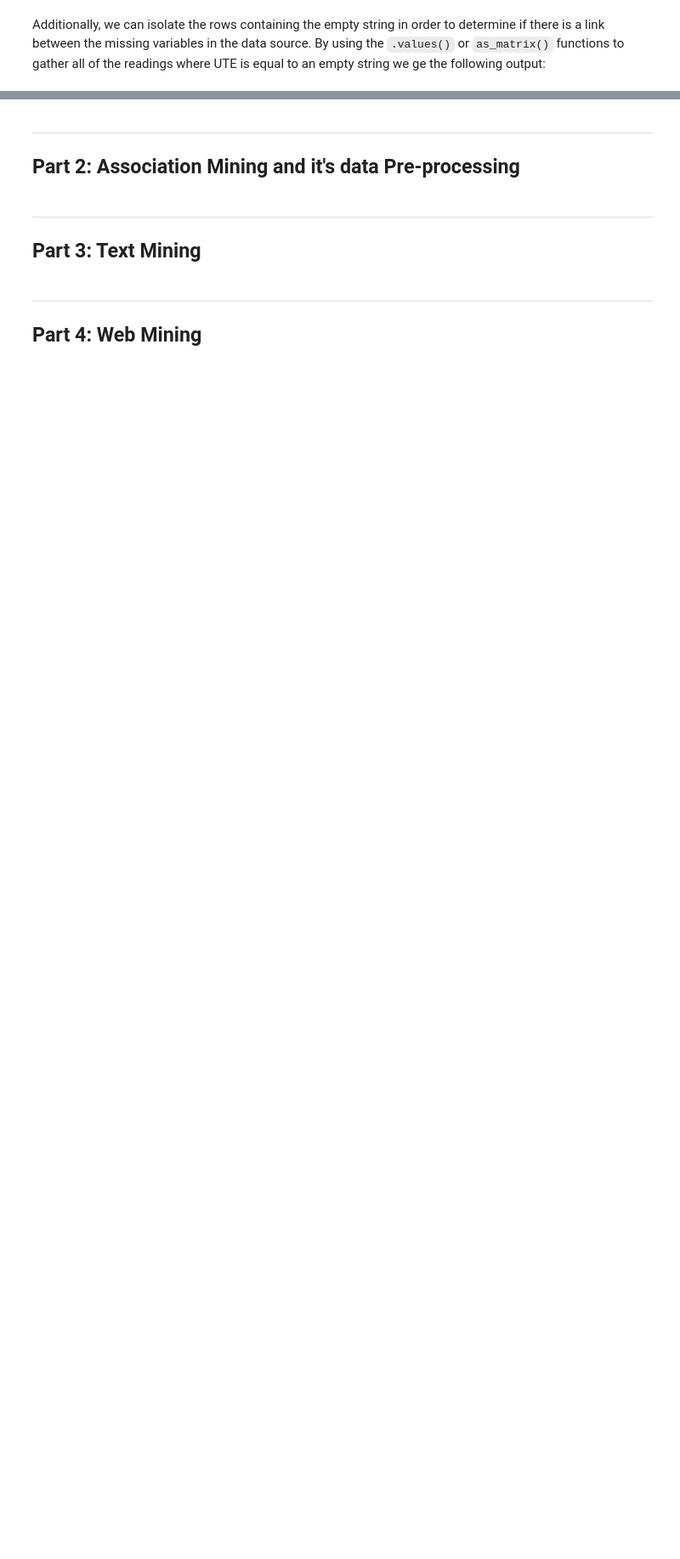
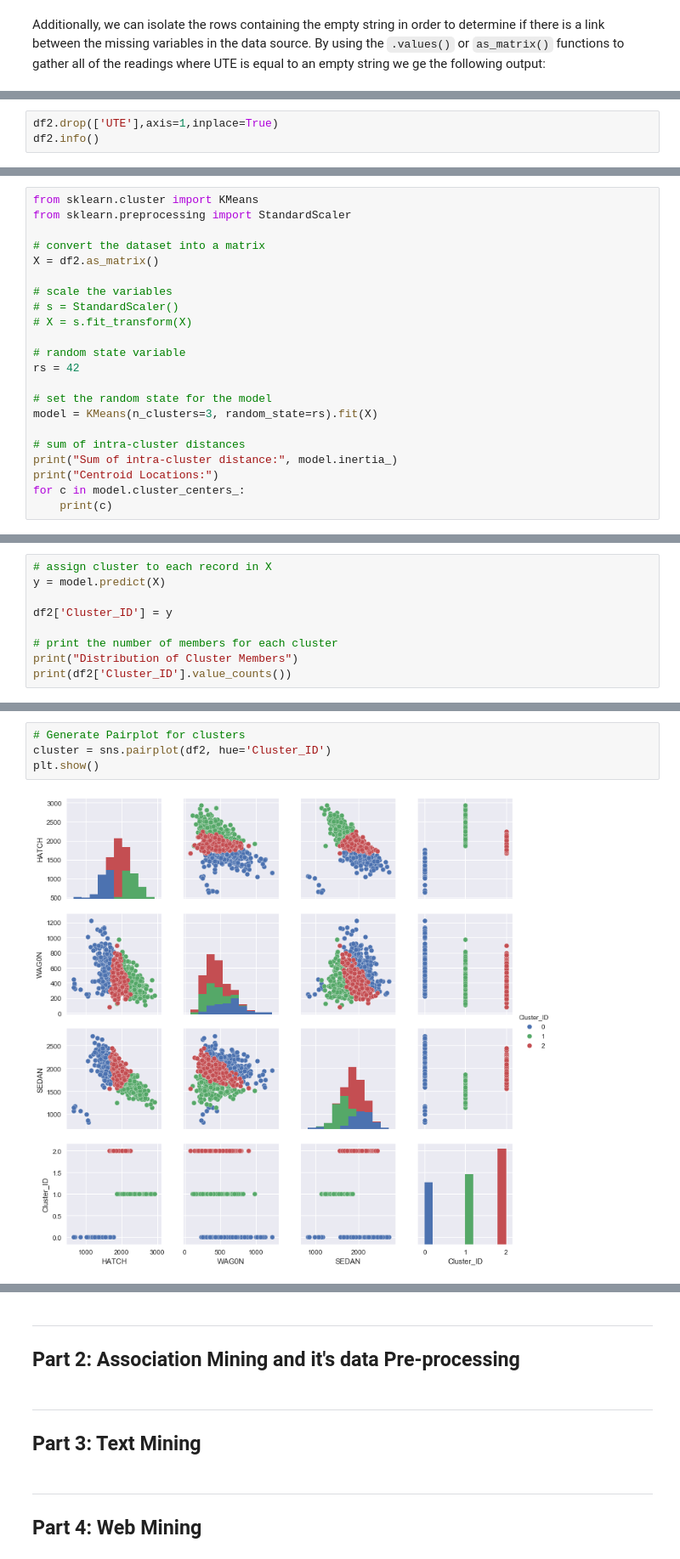
Before and after one commit to Minimaximize/QUT-IFN645-CaseStudy2, a Jupyter notebook: casestudy2.ipynb, the cells around one changed output, grey strips where cells are left out. Shown at 85% size. Cells and saved outputs as stored; diff of their text form; blank space fills up the shorter version.

```diff
--- a/casestudy2.ipynb
+++ b/casestudy2.ipynb
@@ -179,0 +277,3 @@ For our analysis of the
+# %%
+df2.drop(['UTE'],axis=1,inplace=True)
+df2.info()
@@ -179,0 +295,22 @@ For our analysis of the
+# %%
+from sklearn.cluster import KMeans
+from sklearn.preprocessing import StandardScaler
+
+# convert the dataset into a matrix
+X = df2.as_matrix()
+
+# scale the variables
+# s = StandardScaler()
+# X = s.fit_transform(X)
+
+# random state variable
+rs = 42
+
+# set the random state for the model
+model = KMeans(n_clusters=3, random_state=rs).fit(X)
+
+# sum of intra-cluster distances
+print("Sum of intra-cluster distance:", model.inertia_)
+print("Centroid Locations:")
+for c in model.cluster_centers_:
+    print(c)
@@ -179,0 +323,9 @@ For our analysis of the
+# %%
+# assign cluster to each record in X
+y = model.predict(X)
+
+df2['Cluster_ID'] = y
+
+# print the number of members for each cluster
+print("Distribution of Cluster Members")
+print(df2['Cluster_ID'].value_counts())
@@ -179,0 +338,6 @@ For our analysis of the
+# %%
+# Generate Pairplot for clusters
+cluster = sns.pairplot(df2, hue='Cluster_ID')
+plt.show()
+# %% [output]
+[figure, added]
```
Also changed, not shown: parts of 33 cells of this notebook.
